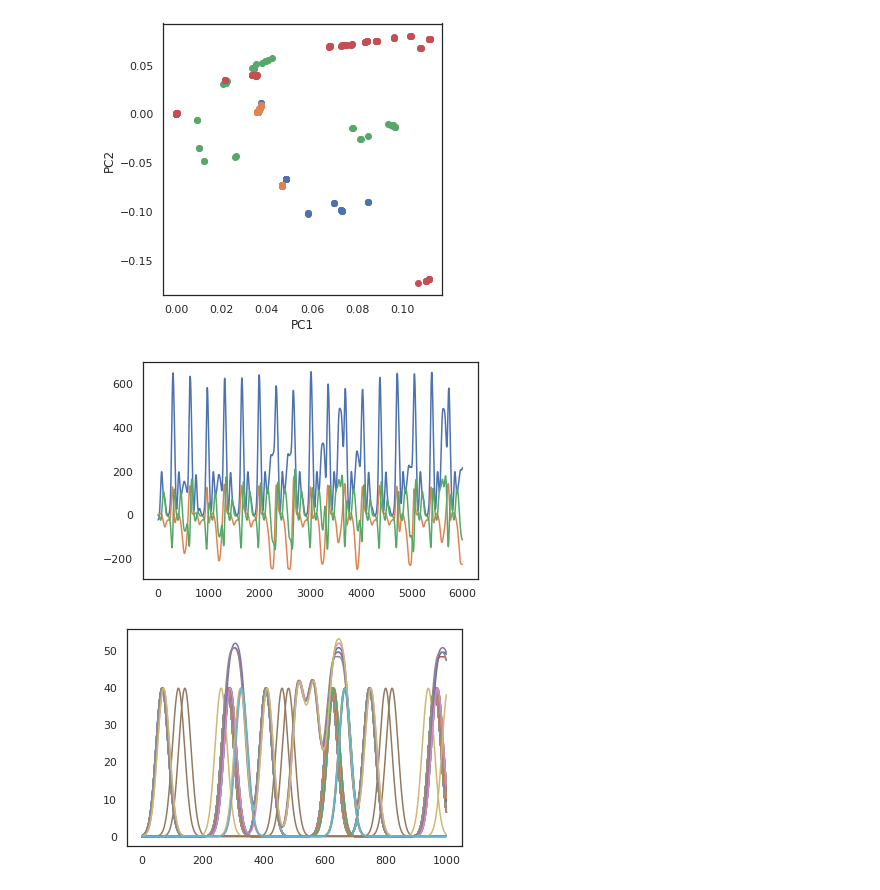
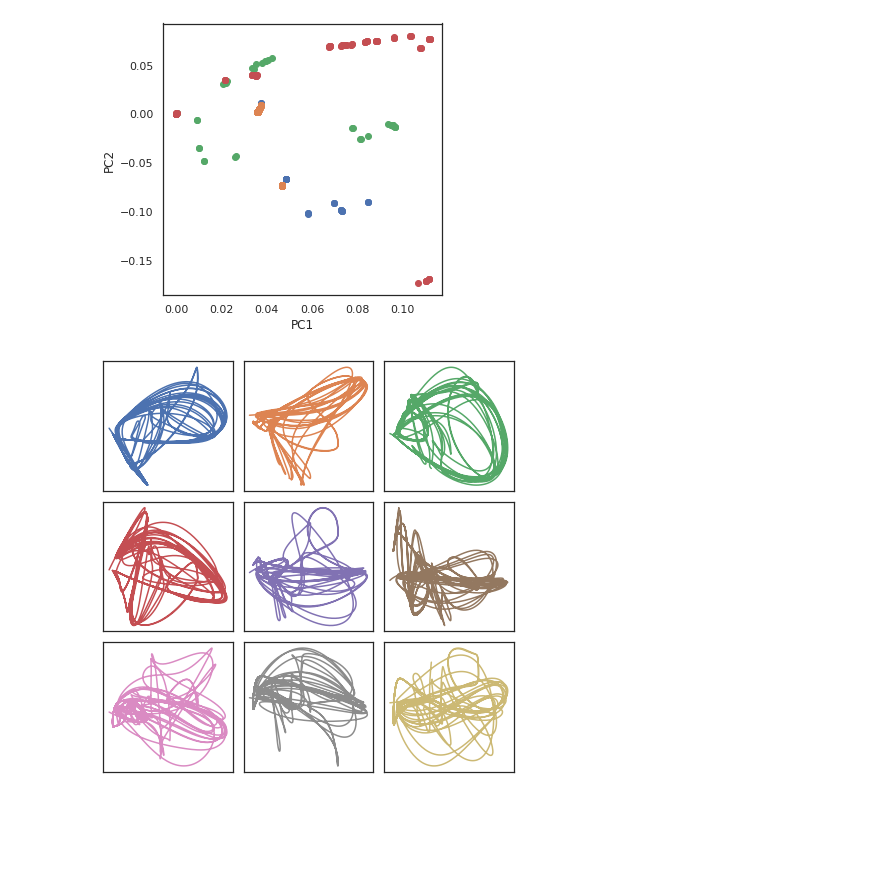
Before and after one commit to ntolley/hnn_latent, a Jupyter notebook: notebooks/spike_pca.ipynb, the cells around one changed output. Drawn from its saved outputs; the diff is of its cells as text; code cells hidden in the pictures; blank space fills up the shorter version.

```diff
--- a/notebooks/spike_pca.ipynb
+++ b/notebooks/spike_pca.ipynb
@@ -52,5 +54,6 @@ gid_list = np.concatenate(list(net.gid_ranges.values()))
 # %%
 total_sim_time = tstop * num_trials
+kernel = kernels.GaussianKernel(sigma=10 * pq.ms)
 kernel = kernels.GaussianKernel(sigma=10 * pq.ms)
 
 rate_list = list()
@@ -68,6 +71,21 @@ for gid in gid_list:
     print(gid, end = ' ')
 
 spike_rate_array = np.vstack(rate_list).T
+rate_list = list()
+for gid in gid_list:
+    gid_times = list()
+    for trial_idx in range(1000):
+        ts = np.array(spike_times[trial_idx])[np.array(spike_gids[trial_idx]) == gid]
+        ts =  ts + (tstop * trial_idx)
+        gid_times.append(ts)
+
+    gid_times = np.concatenate(gid_times)
+    spiketrain = neo.SpikeTrain(gid_times, t_stop=total_sim_time, units='ms')
+    rate = statistics.instantaneous_rate(spiketrain, sampling_period=dt * pq.ms, kernel=kernel, t_start=0 * pq.ms)
+    rate_list.append(rate.as_array().squeeze())
+    print(gid, end = ' ')
+
+spike_rate_array = np.vstack(rate_list).T
 np.save('../data/sbi_sims/spike_rate_array.npy', spike_rate_array)
 # %% [output]
 0 1 2 3 4 5 6 7 8 9 10 11 12 13 14 15 16 17 18 19 20 21 22 23 24 25 26 27 28 29 30 31 32 33 34 35 36 37 38 39 40 41 42 43 44 45 46 47 48 49 50 51 52 53 54 55 56 57 58 59 60 61 62 63 64 65 66 67 68 69  ...
@@ -97,14 +115,15 @@ for cell_type, gid_range in net.gid_ranges.items():
 [figure]
 # %%
 spikes_transformed = pca.transform(spike_rate_array)
-# %%
-%matplotlib inline
-_  = plt.plot(spikes_transformed[:6000, 0])
-_  = plt.plot(spikes_transformed[:6000, 2])
-_  = plt.plot(spikes_transformed[:6000, 3])
-# %% [output]
-[figure, removed]
-# %%
-_ = plt.plot(spike_rate_array[:1000,50:150])
-# %% [output]
-[figure, removed]
+# %%
+time_bounds = range(1,6000)
+plt.figure(figsize=(6,6))
+for idx in range(9):
+    plt.subplot(3,3,idx+1)
+    _  = plt.plot(spikes_transformed[time_bounds, 0+idx], spikes_transformed[time_bounds, 1+idx], color=f'C{idx}')
+    plt.xticks([])
+    plt.yticks([])
+    plt.tight_layout()
+plt.show()
+# %% [output]
+[figure, added]
```
Also changed, not shown: parts of 1 cell of this notebook, 11 other files.
